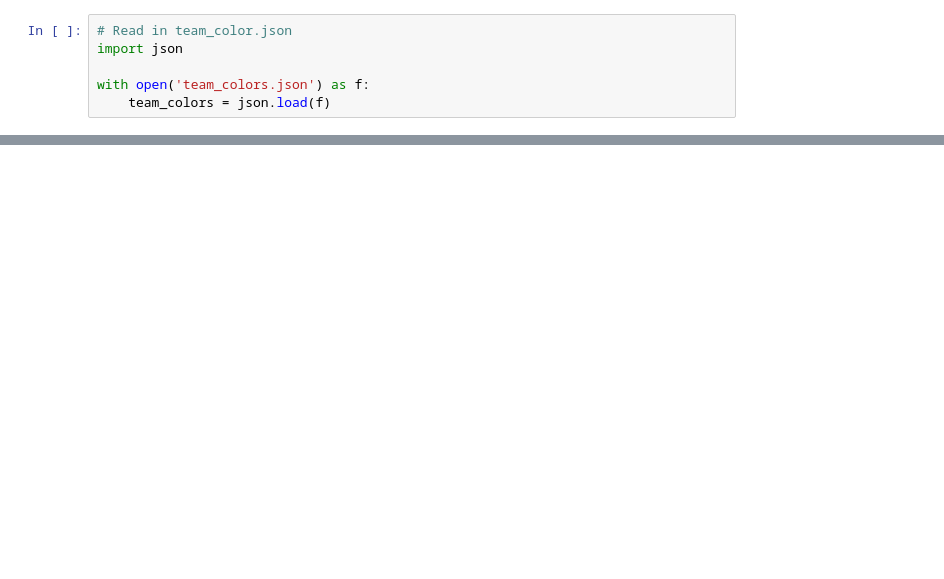
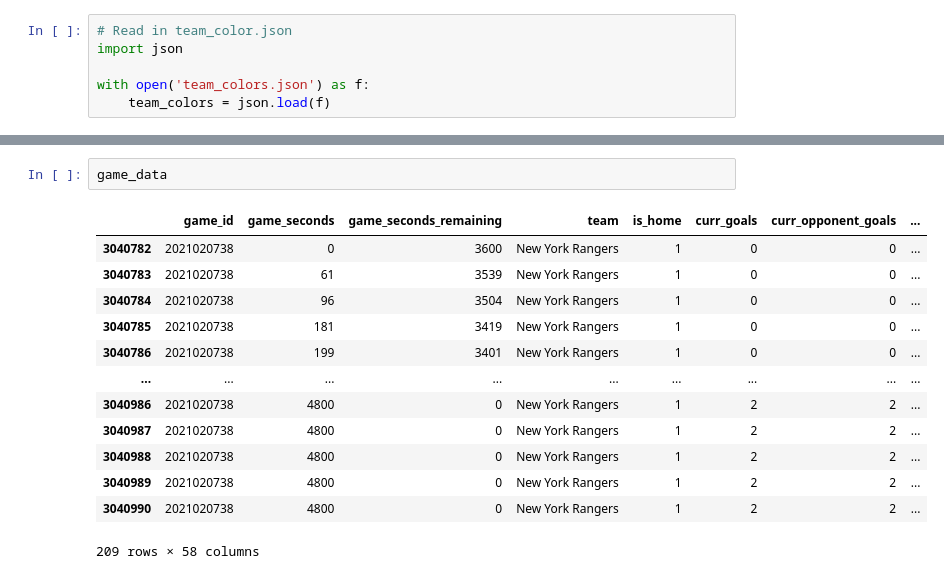
Before and after one commit to jeffxhansen/NHL_Win_Predictor, a Jupyter notebook: dylan_xgboost_shap.ipynb, the cells around one changed output, grey strips where cells are left out. Saved outputs shown, nothing was run; the diff lists cells and outputs as text; blank space fills up the shorter version.

```diff
--- a/dylan_xgboost_shap.ipynb
+++ b/dylan_xgboost_shap.ipynb
@@ -325,0 +388,16 @@ plt.show()
+# %%
+game_data
+# %% [output]
+|  | game_id | game_seconds | game_seconds_remaining | team | is_home | curr_goals | curr_opponent_goals | ... |
+| 3040782 | 2021020738 | 0 | 3600 | New York Rangers | 1 | 0 | 0 | ... |
+| 3040783 | 2021020738 | 61 | 3539 | New York Rangers | 1 | 0 | 0 | ... |
+| 3040784 | 2021020738 | 96 | 3504 | New York Rangers | 1 | 0 | 0 | ... |
+| 3040785 | 2021020738 | 181 | 3419 | New York Rangers | 1 | 0 | 0 | ... |
+| 3040786 | 2021020738 | 199 | 3401 | New York Rangers | 1 | 0 | 0 | ... |
+| ... | ... | ... | ... | ... | ... | ... | ... | ... |
+| 3040986 | 2021020738 | 4800 | 0 | New York Rangers | 1 | 2 | 2 | ... |
+| 3040987 | 2021020738 | 4800 | 0 | New York Rangers | 1 | 2 | 2 | ... |
+| 3040988 | 2021020738 | 4800 | 0 | New York Rangers | 1 | 2 | 2 | ... |
+| 3040989 | 2021020738 | 4800 | 0 | New York Rangers | 1 | 2 | 2 | ... |
+| 3040990 | 2021020738 | 4800 | 0 | New York Rangers | 1 | 2 | 2 | ... |
+209 rows × 58 columns
```
Also changed, not shown: parts of 6 cells of this notebook.
